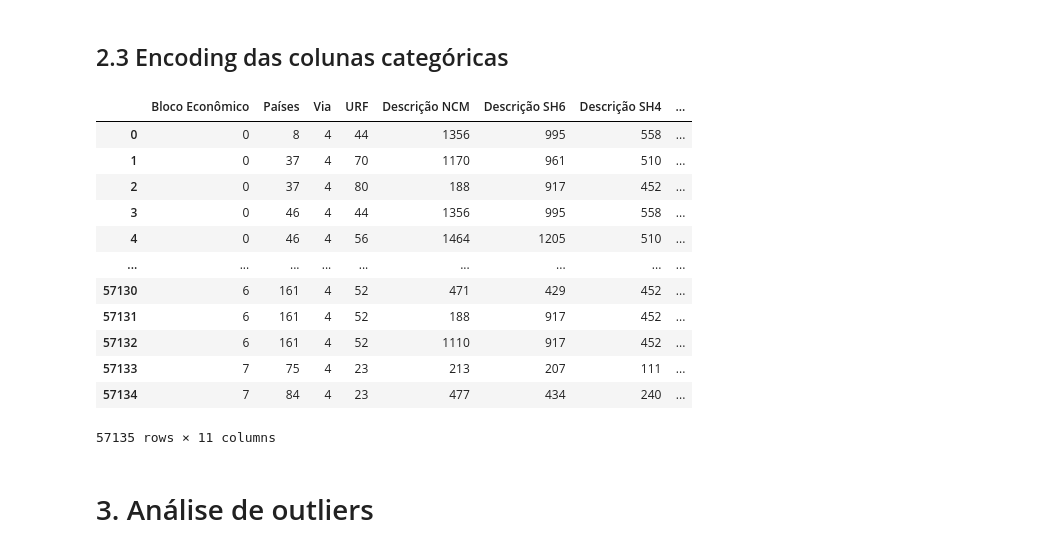
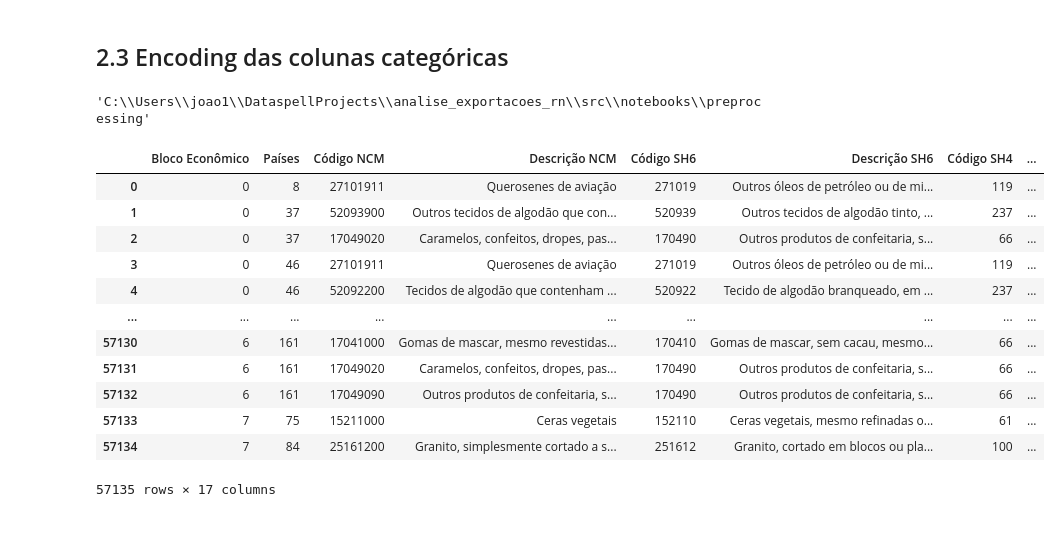
Before and after one commit to jgoulartf/analise_exportacoes_rn, a Jupyter notebook: src/notebooks/preprocessing/01_data_cleaning.ipynb, the cells around one changed output. Drawn from its saved outputs; the diff is of its cells as text; code cells hidden in the pictures.

Commit message:
feat: finalização da limpeza dos dados, analise de outliers e engenharia de atributos, inicio da fase de escalonamento, encoding e normalização dos dados

```diff
--- a/src/notebooks/preprocessing/01_data_cleaning.ipynb
+++ b/src/notebooks/preprocessing/01_data_cleaning.ipynb
@@ -8,10 +9,8 @@
 import pandas as pd
 
 # Carrega excel em um dataframe
-dataset_exportacoes_rn_continente = pd.read_csv(
-    '../../../data/raw/V_EXPORTACAO_GERAL_1997-01_2024-12_CONTINENTE_EXCEL.csv')
-dataset_exportacoes_rn_blocos_economicos = pd.read_csv(
-    '../../../data/raw/V_EXPORTACAO_GERAL_1997-01_2024-12_BLOCOS_ECONOMICOS_EXCEL.csv')
+dataset_exportacoes_rn_continente = pd.read_csv('../../../data/raw/V_EXPORTACAO_GERAL_1997-01_2024-12_CONTINENTE_EXCEL.csv')
+dataset_exportacoes_rn_blocos_economicos = pd.read_csv('../../../data/raw/V_EXPORTACAO_GERAL_1997-01_2024-12_BLOCOS_ECONOMICOS_EXCEL.csv')
 # %% [markdown]
 # 1. Leitura e Inspeção Inicial
 # %% [markdown]
@@ -177,0 +179,3 @@ dtype: object
+# %%
+dataset_exportacoes_rn_blocos_economicos = dataset_exportacoes_rn_blocos_economicos.drop(["Via", "URF"], axis=1)
+dataset_exportacoes_rn_continente = dataset_exportacoes_rn_continente.drop(["Via", "URF"], axis=1)
@@ -178,40 +203,46 @@ dtype: object
 # %% [markdown]
 ## 2.3 Encoding das colunas categóricas
+# %%
+import os
+
+# Verificar o diretório atual de trabalho
+os.getcwd()
+# %% [output]
+'C:\\Users\\joao1\\DataspellProjects\\analise_exportacoes_rn\\src\\notebooks\\preprocessing'
 # %%
 from sklearn.preprocessing import LabelEncoder
 import pandas as pd
+import joblib
 
 # Criação do LabelEncoder
 encoder = LabelEncoder()
 
 # Lista das colunas a serem transformadas
-colunas_a_transformar = ['Bloco Econômico', 'Países', 'Via', 'URF', 'Descrição NCM', 'Descrição SH6', 'Descrição SH4',
-                         'Descrição SH2', 'Código Seção', 'Descrição Seção', 'Unidade estatística',]
+colunas_a_transformar = ['Bloco Econômico', 'Países','Código SH4', 'Descrição SH4', 'Código SH2', 'Descrição SH2', 'Código Seção',
+                         'Descrição Seção','Unidade estatística']
 
-# Datasets encodeds
+# Aplicar LabelEncoder nas colunas selecionadas, sobrescrevendo as colunas originais
+for coluna in colunas_a_transformar:
+    dataset_exportacoes_rn_continente[coluna] = encoder.fit_transform(dataset_exportacoes_rn_continente[coluna])
+    dataset_exportacoes_rn_blocos_economicos[coluna] = encoder.fit_transform(dataset_exportacoes_rn_blocos_economicos[coluna])
 
-dataset_exportacoes_rn_continente_encoded = pd.DataFrame()
-dataset_exportacoes_rn_blocos_economicos_encoded = pd.DataFrame()
+# Salvar o encoder
+joblib.dump(encoder, '../../../models/encoder/label_encoder.plk')
 
-# Aplicar LabelEncoder nas colunas selecionadas
-for coluna in colunas_a_transformar:
-    dataset_exportacoes_rn_continente_encoded[coluna] = encoder.fit_transform(dataset_exportacoes_rn_continente[coluna])
-    dataset_exportacoes_rn_blocos_economicos_encoded[coluna] = encoder.fit_transform(dataset_exportacoes_rn_blocos_economicos[coluna])
-
+# Visualizar o resultado
+dataset_exportacoes_rn_continente_encoded = dataset_exportacoes_rn_continente
 dataset_exportacoes_rn_continente_encoded
 # %% [output]
-|  | Bloco Econômico | Países | Via | URF | Descrição NCM | Descrição SH6 | Descrição SH4 | ... |
-| 0 | 0 | 8 | 4 | 44 | 1356 | 995 | 558 | ... |
-| 1 | 0 | 37 | 4 | 70 | 1170 | 961 | 510 | ... |
-| 2 | 0 | 37 | 4 | 80 | 188 | 917 | 452 | ... |
-| 3 | 0 | 46 | 4 | 44 | 1356 | 995 | 558 | ... |
-| 4 | 0 | 46 | 4 | 56 | 1464 | 1205 | 510 | ... |
+|  | Bloco Econômico | Países | Código NCM | Descrição NCM | Código SH6 | Descrição SH6 | Código SH4 | ... |
+| 0 | 0 | 8 | 27101911 | Querosenes de aviação | 271019 | Outros óleos de petróleo ou de mi... | 119 | ... |
+| 1 | 0 | 37 | 52093900 | Outros tecidos de algodão que con... | 520939 | Outros tecidos de algodão tinto, ... | 237 | ... |
+| 2 | 0 | 37 | 17049020 | Caramelos, confeitos, dropes, pas... | 170490 | Outros produtos de confeitaria, s... | 66 | ... |
+| 3 | 0 | 46 | 27101911 | Querosenes de aviação | 271019 | Outros óleos de petróleo ou de mi... | 119 | ... |
+| 4 | 0 | 46 | 52092200 | Tecidos de algodão que contenham ... | 520922 | Tecido de algodão branqueado, em ... | 237 | ... |
 | ... | ... | ... | ... | ... | ... | ... | ... | ... |
-| 57130 | 6 | 161 | 4 | 52 | 471 | 429 | 452 | ... |
-| 57131 | 6 | 161 | 4 | 52 | 188 | 917 | 452 | ... |
-| 57132 | 6 | 161 | 4 | 52 | 1110 | 917 | 452 | ... |
-| 57133 | 7 | 75 | 4 | 23 | 213 | 207 | 111 | ... |
-| 57134 | 7 | 84 | 4 | 23 | 477 | 434 | 240 | ... |
+| 57130 | 6 | 161 | 17041000 | Gomas de mascar, mesmo revestidas... | 170410 | Gomas de mascar, sem cacau, mesmo... | 66 | ... |
+| 57131 | 6 | 161 | 17049020 | Caramelos, confeitos, dropes, pas... | 170490 | Outros produtos de confeitaria, s... | 66 | ... |
+| 57132 | 6 | 161 | 17049090 | Outros produtos de confeitaria, s... | 170490 | Outros produtos de confeitaria, s... | 66 | ... |
+| 57133 | 7 | 75 | 15211000 | Ceras vegetais | 152110 | Ceras vegetais, mesmo refinadas o... | 61 | ... |
+| 57134 | 7 | 84 | 25161200 | Granito, simplesmente cortado a s... | 251612 | Granito, cortado em blocos ou pla... | 100 | ... |
-57135 rows × 11 columns
+57135 rows × 17 columns
-# %% [markdown]
-# 3. Análise de outliers
```
Also changed, not shown: parts of 9 cells of this notebook.
